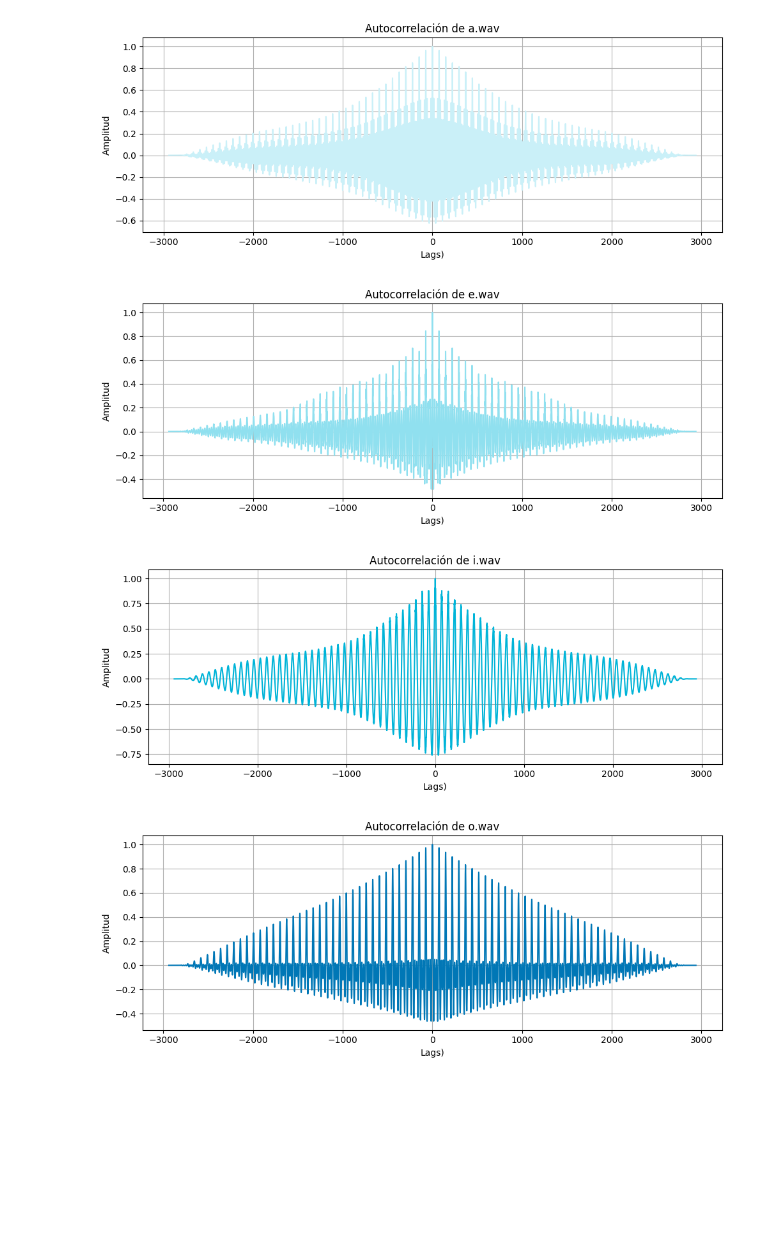
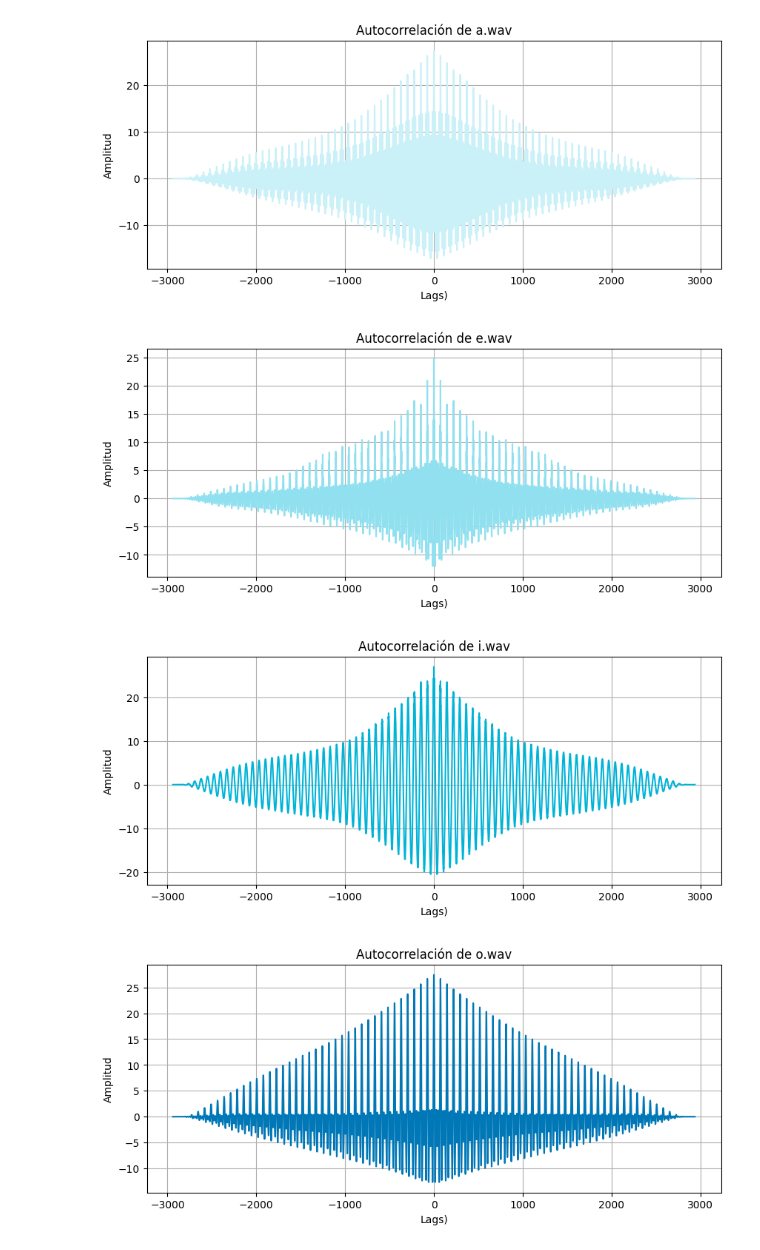
Before and after one commit to juanj0o/tp2-inf, a Jupyter notebook: lpm.ipynb, the cells around one changed output. Saved outputs shown, nothing was run; the diff lists cells and outputs as text; code cells hidden in the pictures; blank space fills up the shorter version.

```diff
--- a/lpm.ipynb
+++ b/lpm.ipynb
@@ -24,10 +24,9 @@ frec = 14700
 N = int(0.2 * frec)  # 200 ms
 
 def guardar_señal(señal):
-    _, audio  = wavfile.read(señal)
+    audio, _ = sf.read(señal)
     audios.append(audio)
     audio_recortado = audio[:N]
-    audio_recortado = audio_recortado - np.mean(audio_recortado)
     recortados.append(audio_recortado)
 
 
@@ -84,23 +83,21 @@ for audio_recortado in recortados:
     calcular_autocorrelacion(audio_recortado)
 # %%
 def graficar_autocorrelacion(autocorr, color, nombre, lags):
-
 
     plt.figure(figsize=(10, 4))
     plt.plot(lags, autocorr, color=color)
     plt.title(f"Autocorrelación de {nombre}")
     plt.xlabel('Lags)')
     plt.ylabel('Amplitud')
-    plt.tight_layout()
     plt.grid(True)
     plt.show()
 
 for i, vocal in enumerate(vocales):
     graficar_autocorrelacion(autocorrelaciones[i], colores1[i], vocal, lags_var[i])
 for i, consonante in enumerate(consonantes):
     graficar_autocorrelacion(autocorrelaciones[i + len(vocales)], colores3[i], consonante, lags_var[i + len(vocales)])
 # %% [output]
-[figure, old version]
+[figure, new version]
-[figure, old version]
+[figure, new version]
-[figure, old version]
+[figure, new version]
-[figure, old version]
+[figure, new version]
```
Also changed, not shown: parts of 3 cells of this notebook, 4 other files.
